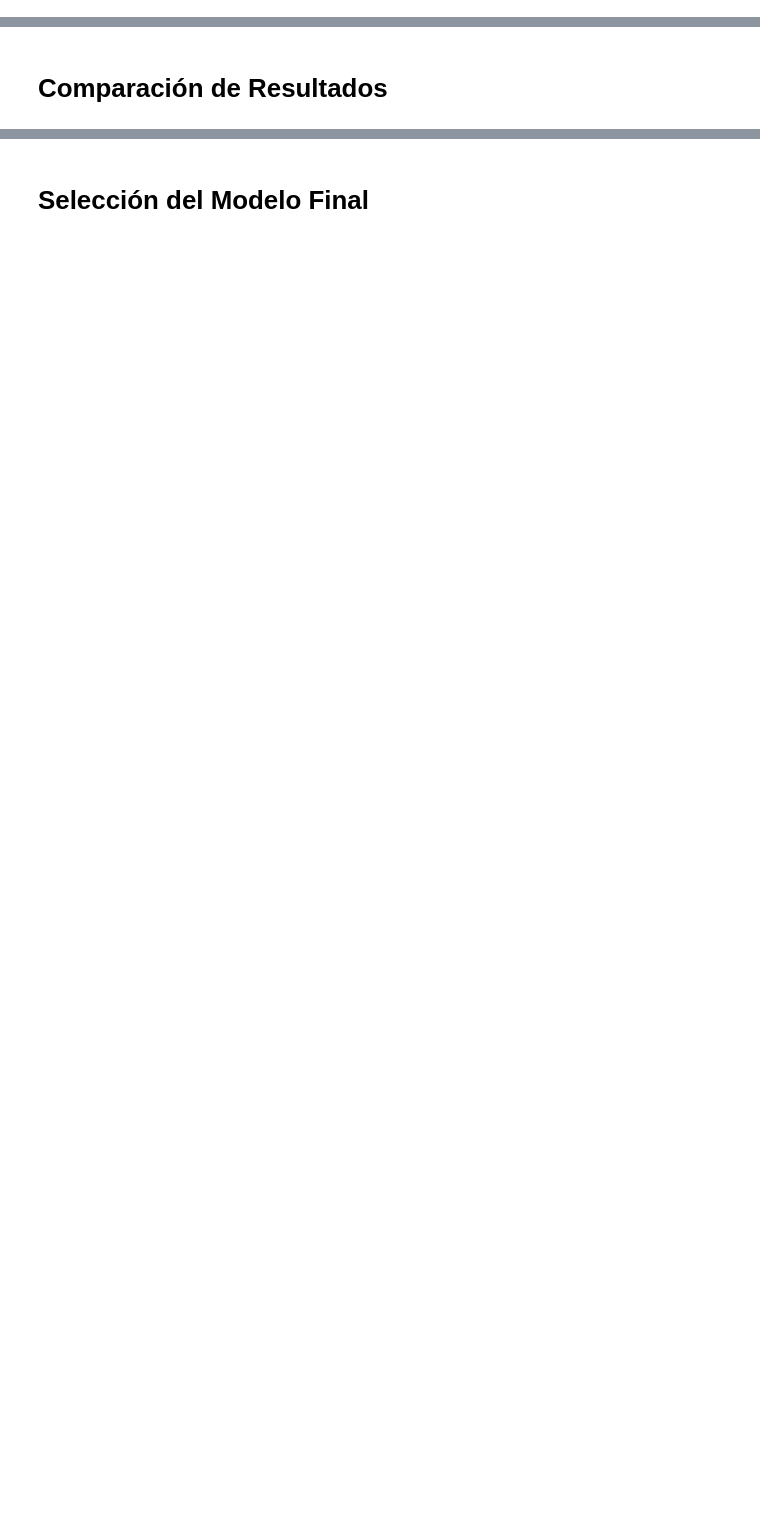
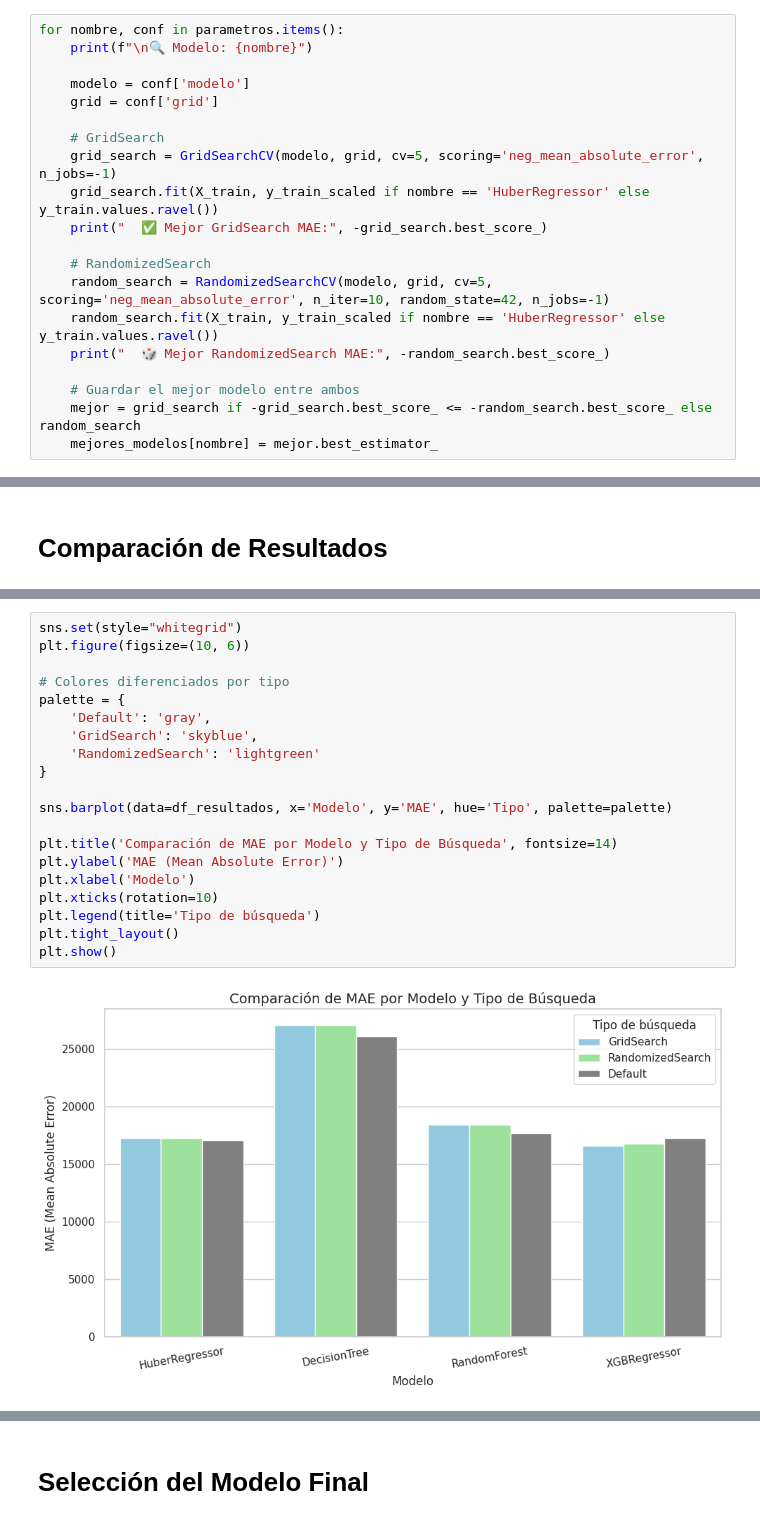
Before and after one commit to 1Dnns/Regression-Projects, a Jupyter notebook: House Prices/notebooks/Model_Development_and_Evaluation.ipynb, the cells around one changed output, grey strips where cells are left out. Drawn from its saved outputs; the diff is of its cells as text; blank space fills up the shorter version.

Commit message:
model 1

```diff
--- a/House Prices/notebooks/Model_Development_and_Evaluation.ipynb
+++ b/House Prices/notebooks/Model_Development_and_Evaluation.ipynb
@@ -244,0 +296,20 @@ R2: 0.90
+# %%
+for nombre, conf in parametros.items():
+    print(f"\n🔍 Modelo: {nombre}")
+
+    modelo = conf['modelo']
+    grid = conf['grid']
+
+    # GridSearch
+    grid_search = GridSearchCV(modelo, grid, cv=5, scoring='neg_mean_absolute_error', n_jobs=-1)
+    grid_search.fit(X_train, y_train_scaled if nombre == 'HuberRegressor' else y_train.values.ravel())
+    print("  ✅ Mejor GridSearch MAE:", -grid_search.best_score_)
+
+    # RandomizedSearch
+    random_search = RandomizedSearchCV(modelo, grid, cv=5, scoring='neg_mean_absolute_error', n_iter=10, random_state=42, n_jobs=-1)
+    random_search.fit(X_train, y_train_scaled if nombre == 'HuberRegressor' else y_train.values.ravel())
+    print("  🎲 Mejor RandomizedSearch MAE:", -random_search.best_score_)
+
+    # Guardar el mejor modelo entre ambos
+    mejor = grid_search if -grid_search.best_score_ <= -random_search.best_score_ else random_search
+    mejores_modelos[nombre] = mejor.best_estimator_
@@ -248,0 +403,22 @@ R2: 0.90
+# %%
+sns.set(style="whitegrid")
+plt.figure(figsize=(10, 6))
+
+# Colores diferenciados por tipo
+palette = {
+    'Default': 'gray',
+    'GridSearch': 'skyblue',
+    'RandomizedSearch': 'lightgreen'
+}
+
+sns.barplot(data=df_resultados, x='Modelo', y='MAE', hue='Tipo', palette=palette)
+
+plt.title('Comparación de MAE por Modelo y Tipo de Búsqueda', fontsize=14)
+plt.ylabel('MAE (Mean Absolute Error)')
+plt.xlabel('Modelo')
+plt.xticks(rotation=10)
+plt.legend(title='Tipo de búsqueda')
+plt.tight_layout()
+plt.show()
+# %% [output]
+[figure, added]
```
Also changed, not shown: parts of 13 cells of this notebook.
